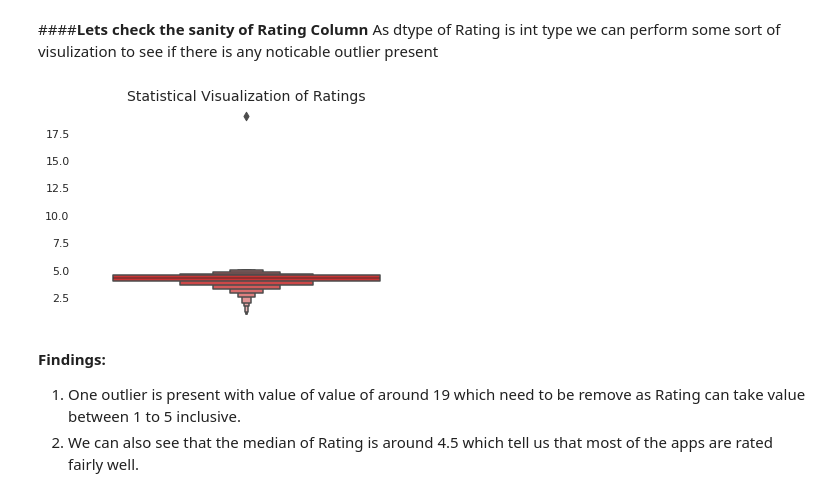
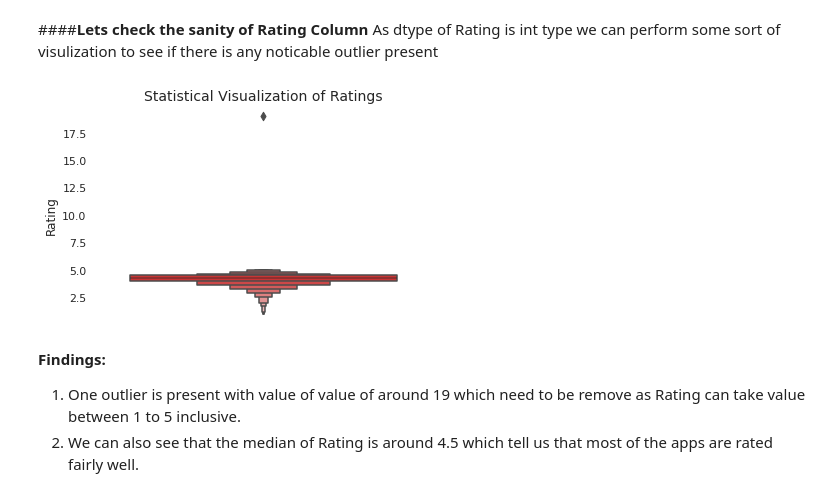
Before and after one commit to sudeep-009/PlayStoreAppReviewAnalysis, a Jupyter notebook: Copy_of_Play_Store_App_Review_Analysis_Capstone_Project.ipynb, the cells around one changed output. Drawn from its saved outputs; the diff is of its cells as text; code cells hidden in the pictures.

```diff
--- a/Copy_of_Play_Store_App_Review_Analysis_Capstone_Project.ipynb
+++ b/Copy_of_Play_Store_App_Review_Analysis_Capstone_Project.ipynb
@@ -288,17 +344,17 @@ PS_info()
 ####**Lets check the sanity of Rating Column**
 As dtype of Rating is int type we can perform some sort of visulization to see if there is any noticable outlier present
 # %%
+# before removing outlier in the rating column
 %matplotlib inline
 sns.set_theme(style="whitegrid")
+plt.grid(False)
 sns.boxenplot(y=app_df['Rating'],color='#E01D1D')
-plt.grid(False)
 plt.title('Statistical Visualization of Ratings',size=14)
-plt.ylabel('')
 ax=plt.gca()
 for spine in ax.spines.values():
   spine.set_visible(False)
 # %% [output]
-[figure, old version]
+[figure, new version]
 # %% [markdown]
 **Findings:**
 
```
Also changed, not shown: parts of 36 cells of this notebook.
